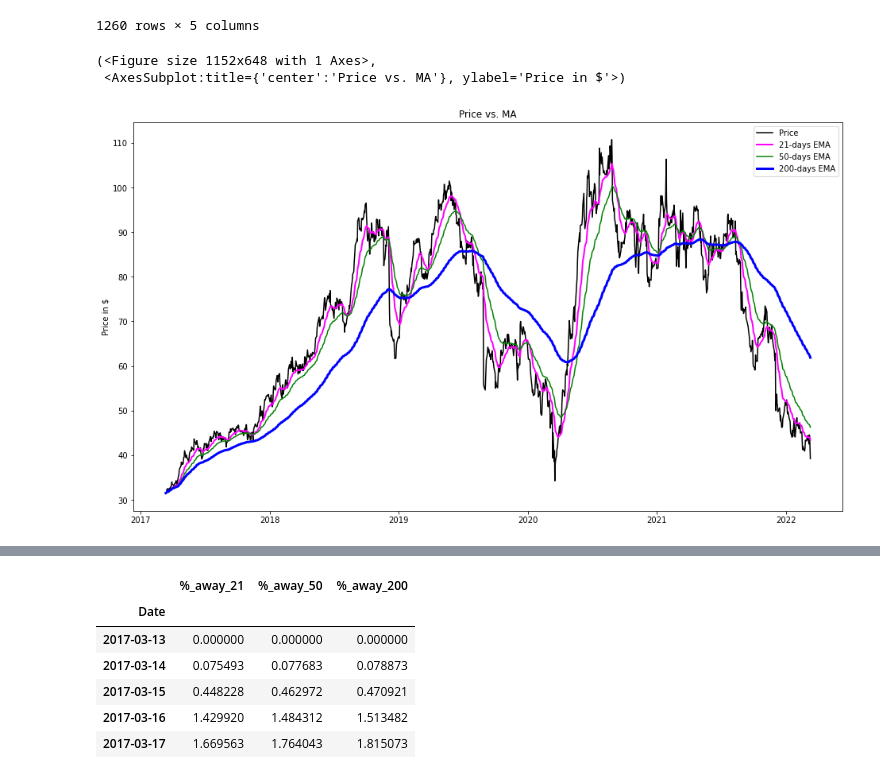
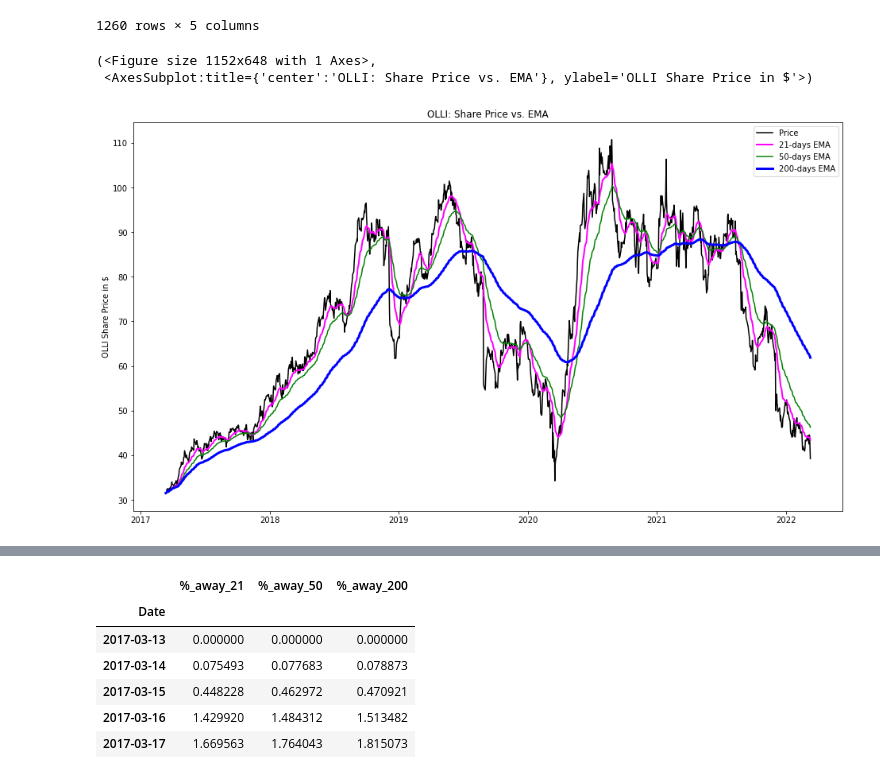
Before and after one commit to StrawhatRA/NLP-Tweet-Investor, a Jupyter notebook: MA_TE_R2.ipynb, the cells around one changed output, grey strips where cells are left out. Drawn from its saved outputs; the diff is of its cells as text; code cells hidden in the pictures.

```diff
--- a/MA_TE_R2.ipynb
+++ b/MA_TE_R2.ipynb
@@ -111,21 +109,21 @@ ema_df
 # %%
 plotted = fig, ax = plt.subplots(figsize=(16,9))
 
 ax.plot(ema_df['close'], label='Price', color='black',linewidth=1.5)
 ax.plot(ema_df['21EMA'], label = '21-days EMA', color='magenta',linewidth=2)
 ax.plot(ema_df['50EMA'], label = '50-days EMA', color='green')
 ax.plot(ema_df['200EMA'], label = '200-days EMA',color='blue',linewidth=3)
 
 
 ax.legend(loc='best')
-ax.title.set_text('Price vs. MA')
-ax.set_ylabel('Price in $')
+ax.title.set_text('OLLI: Share Price vs. EMA')
+ax.set_ylabel('OLLI Share Price in $')
 plotted
 # ax.xaxis.set_major_formatter(my_year_month_fmt)
 # %% [output]
 (<Figure size 1152x648 with 1 Axes>,
- <AxesSubplot:title={'center':'Price vs. MA'}, ylabel='Price in $'>)
+ <AxesSubplot:title={'center':'OLLI: Share Price vs. EMA'}, ylabel='OLLI Share Price in $'>)
-[figure, old version]
+[figure, new version]
 # %%
 ema_df['%_away_21'] = ((ema_df['close']- ema_df['21EMA'])/((ema_df['close']+ema_df['21EMA'])/2))*100
 ema_df['%_away_50'] = ((ema_df['close']- ema_df['50EMA'])/((ema_df['close']+ema_df['50EMA'])/2))*100
```
Also changed, not shown: parts of 32 cells of this notebook.
